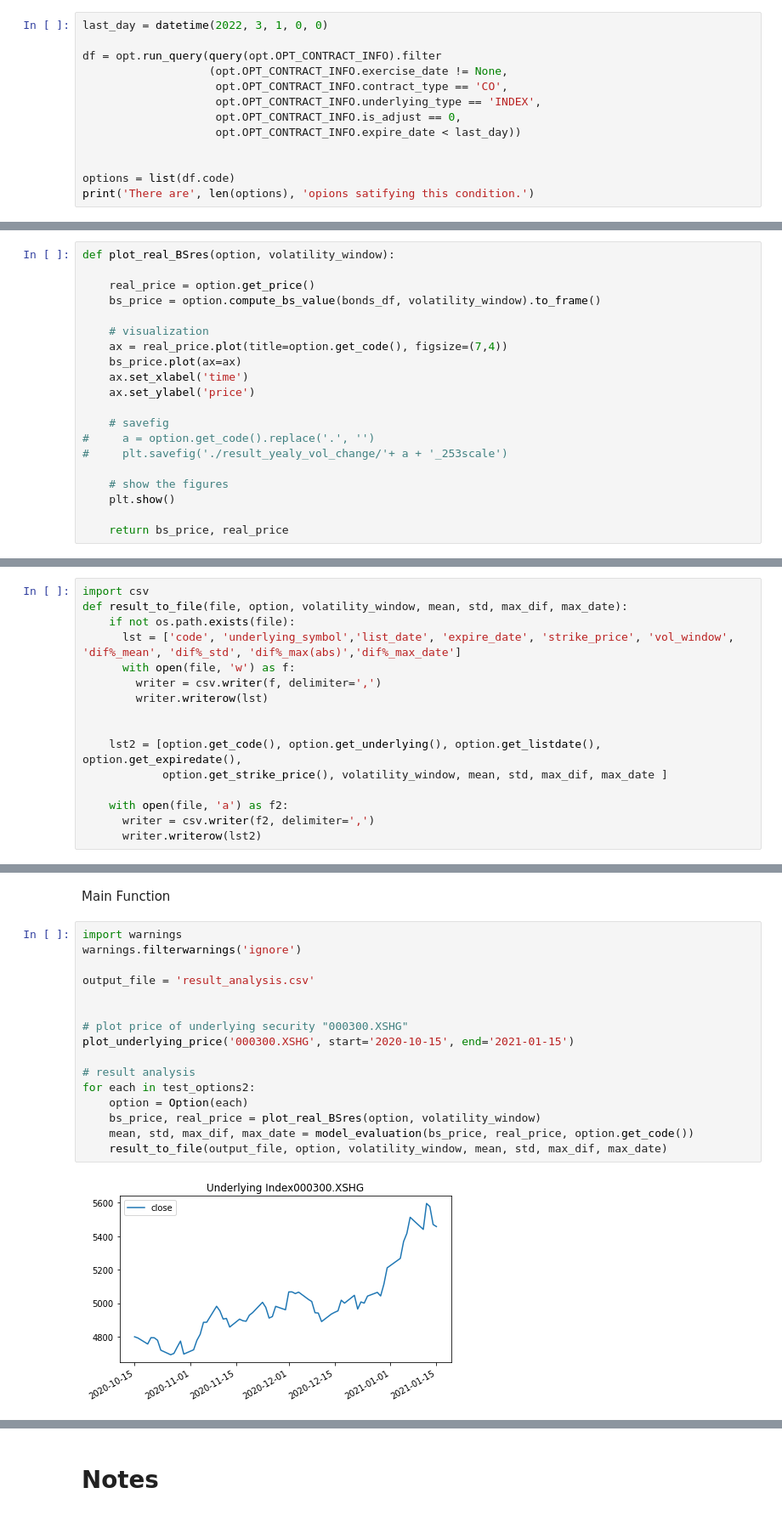
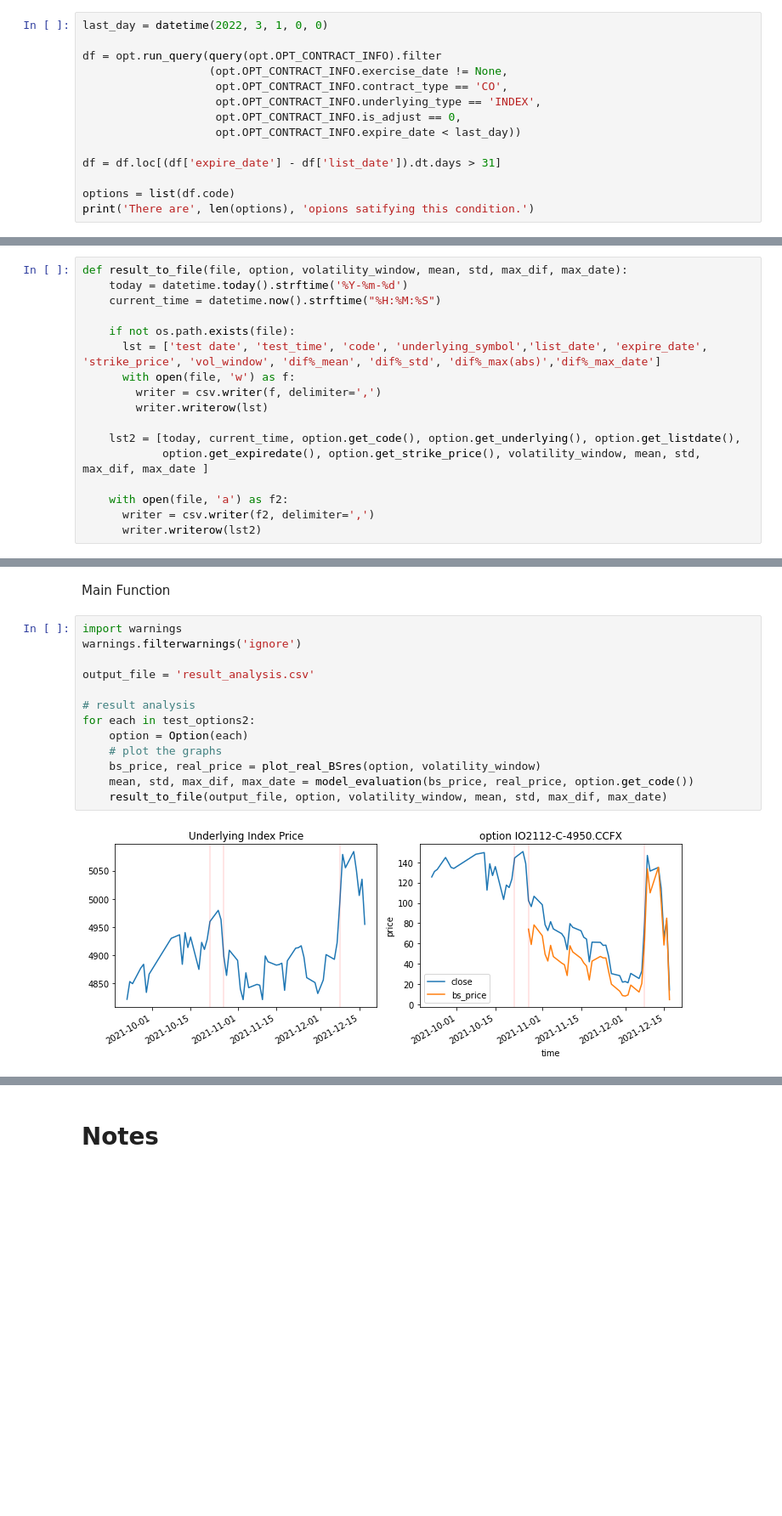
Before and after one commit to lulu643/BS-Simulation, a Jupyter notebook: Black_Scholes_Simulation.ipynb, the cells around one changed output, grey strips where cells are left out. Shown at 85% size. Drawn from its saved outputs; the diff is of its cells as text; blank space fills up the shorter version.

```diff
--- a/Black_Scholes_Simulation.ipynb
+++ b/Black_Scholes_Simulation.ipynb
@@ -97,6 +101,7 @@ df = opt.run_query(query(opt.OPT_CONTRACT_INFO).filter
                     opt.OPT_CONTRACT_INFO.is_adjust == 0,
                     opt.OPT_CONTRACT_INFO.expire_date < last_day))
 
+df = df.loc[(df['expire_date'] - df['list_date']).dt.days > 31]
 
 options = list(df.code)
 print('There are', len(options), 'opions satifying this condition.')
@@ -272,22 +300,2 @@ class Option:
 # %% [markdown]
 Plot real option price and price computed using Black Scholes formula on a same graph.
-# %%
-def plot_real_BSres(option, volatility_window):
-
-    real_price = option.get_price()
-    bs_price = option.compute_bs_value(bonds_df, volatility_window).to_frame()
-
-    # visualization
-    ax = real_price.plot(title=option.get_code(), figsize=(7,4))
-    bs_price.plot(ax=ax)
-    ax.set_xlabel('time')
-    ax.set_ylabel('price')
-
-    # savefig
-#     a = option.get_code().replace('.', '')
-#     plt.savefig('./result_yealy_vol_change/'+ a + '_253scale')
-
-    # show the figures
-    plt.show()
-
-    return bs_price, real_price
@@ -330,17 +366,18 @@ def model_evaluation(bs_price, real_price, code):
 
 Store results to a file -> 'result_analsys.csv'
 # %%
-import csv
 def result_to_file(file, option, volatility_window, mean, std, max_dif, max_date):
+    today = datetime.today().strftime('%Y-%m-%d')
+    current_time = datetime.now().strftime("%H:%M:%S")
+
     if not os.path.exists(file):
-      lst = ['code', 'underlying_symbol','list_date', 'expire_date', 'strike_price', 'vol_window', 'dif%_mean', 'dif%_std', 'dif%_max(abs)','dif%_max_date']
+      lst = ['test date', 'test_time', 'code', 'underlying_symbol','list_date', 'expire_date', 'strike_price', 'vol_window', 'dif%_mean', 'dif%_std', 'dif%_max(abs)','dif%_max_date']
       with open(file, 'w') as f:
         writer = csv.writer(f, delimiter=',')
         writer.writerow(lst)
 
-
-    lst2 = [option.get_code(), option.get_underlying(), option.get_listdate(), option.get_expiredate(),
-            option.get_strike_price(), volatility_window, mean, std, max_dif, max_date ]
+    lst2 = [today, current_time, option.get_code(), option.get_underlying(), option.get_listdate(),
+            option.get_expiredate(), option.get_strike_price(), volatility_window, mean, std, max_dif, max_date ]
 
     with open(file, 'a') as f2:
       writer = csv.writer(f2, delimiter=',')
@@ -366,18 +403,15 @@ Main Function
 # %%
 import warnings
 warnings.filterwarnings('ignore')
 
 output_file = 'result_analysis.csv'
 
-
-# plot price of underlying security "000300.XSHG"
-plot_underlying_price('000300.XSHG', start='2020-10-15', end='2021-01-15')
-
 # result analysis
 for each in test_options2:
     option = Option(each)
+    # plot the graphs
     bs_price, real_price = plot_real_BSres(option, volatility_window)
     mean, std, max_dif, max_date = model_evaluation(bs_price, real_price, option.get_code())
     result_to_file(output_file, option, volatility_window, mean, std, max_dif, max_date)
 # %% [output]
-[figure, old version]
+[figure, new version]
```
Also changed, not shown: parts of 14 cells of this notebook.
